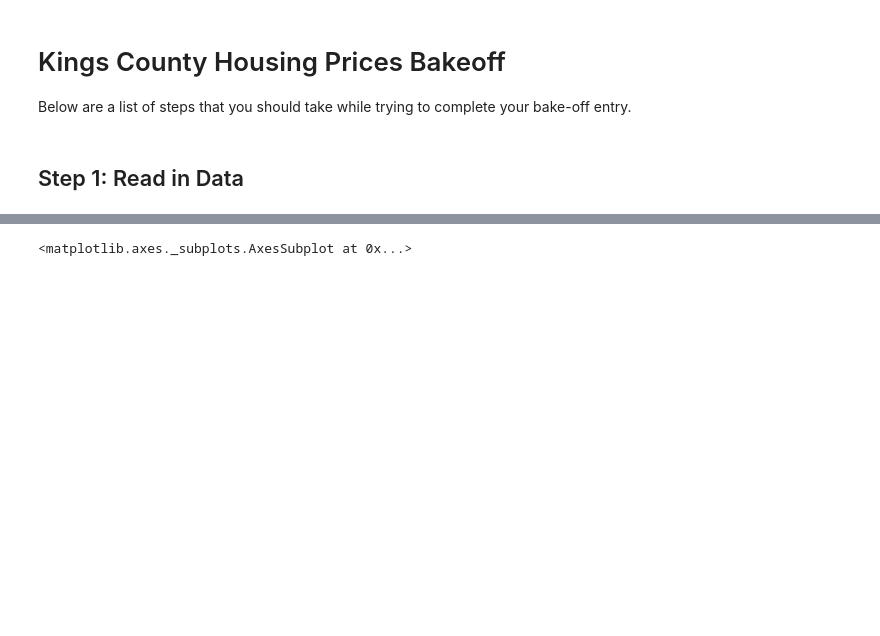
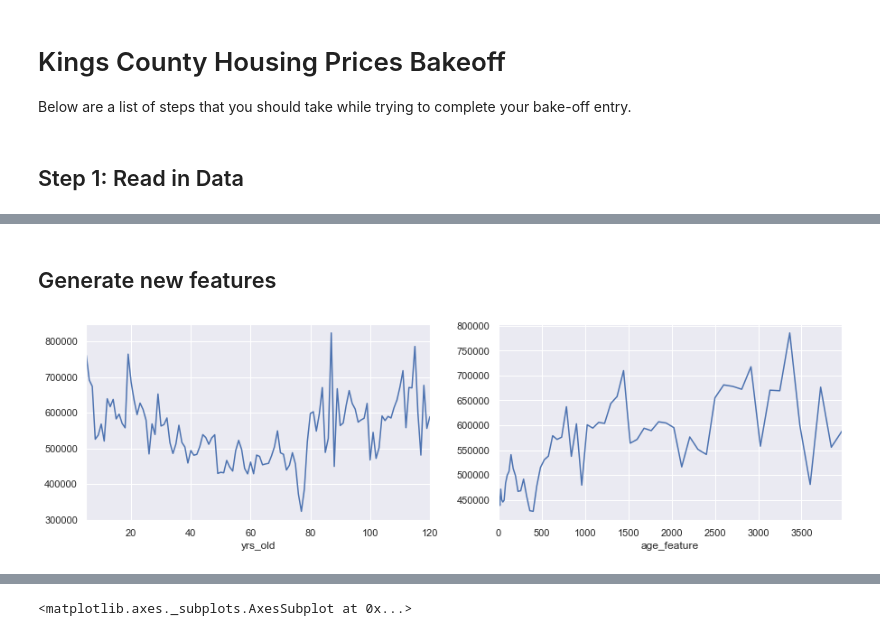
Before and after one commit to JoeBrowz/kings_county_housing_model, a Jupyter notebook: modeling_process/Bakeoff_modeling_process-2.ipynb, the cells around one changed output, grey strips where cells are left out. Saved outputs shown, nothing was run; the diff lists cells and outputs as text; code cells hidden in the pictures; blank space fills up the shorter version.

```diff
--- a/modeling_process/Bakeoff_modeling_process-2.ipynb
+++ b/modeling_process/Bakeoff_modeling_process-2.ipynb
@@ -244,0 +106,2 @@ y_test_pred = lm.predict(X_test)
+# %% [markdown]
+## Generate new features
@@ -244,0 +145,13 @@ y_test_pred = lm.predict(X_test)
+# %%
+# graph to see shape of building age to price distribution
+fig = plt.figure(figsize=(15,4))
+ax1 = fig.add_subplot(121)
+df.groupby(['yrs_old'])['price'].mean().plot(ax=ax1)
+
+# coerce shape of age to a linear one
+df['age_feature'] = (df['yrs_old'] - 57)**2
+# visualize new feature
+ax2 = fig.add_subplot(122)
+df.groupby(['age_feature'])['price'].mean().plot(ax=ax2);
+# %% [output]
+[figure, added]
```
Also changed, not shown: parts of 108 cells of this notebook, 6 other files.
